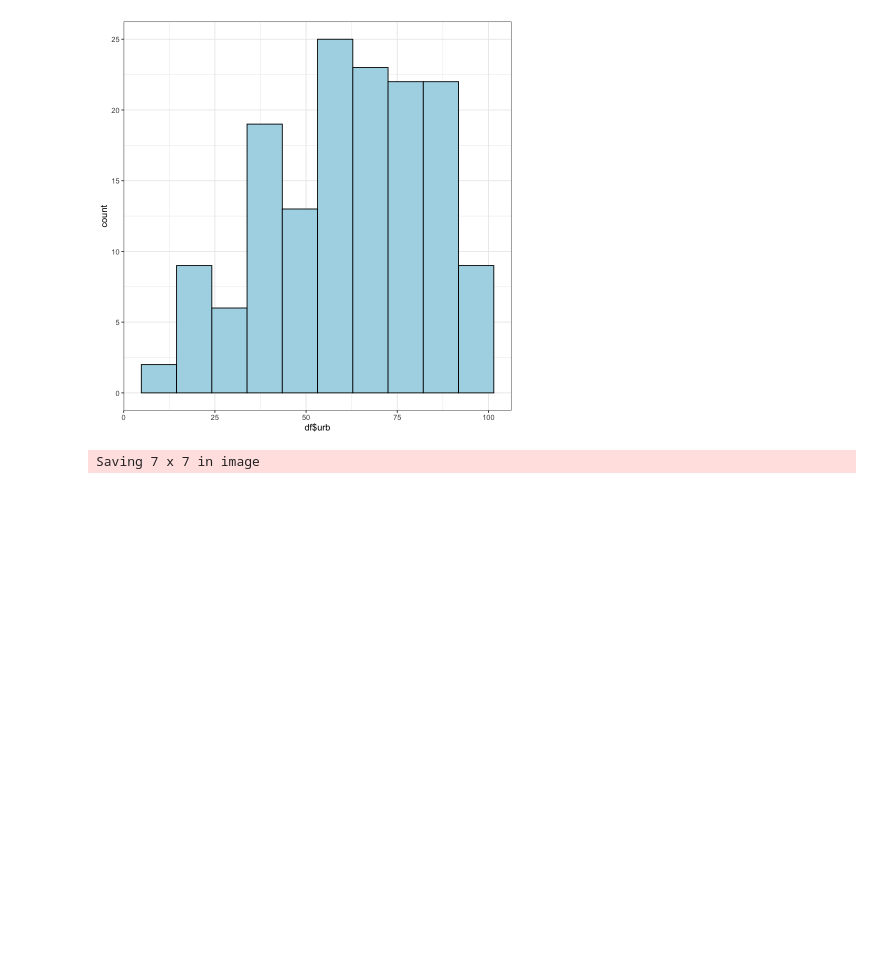
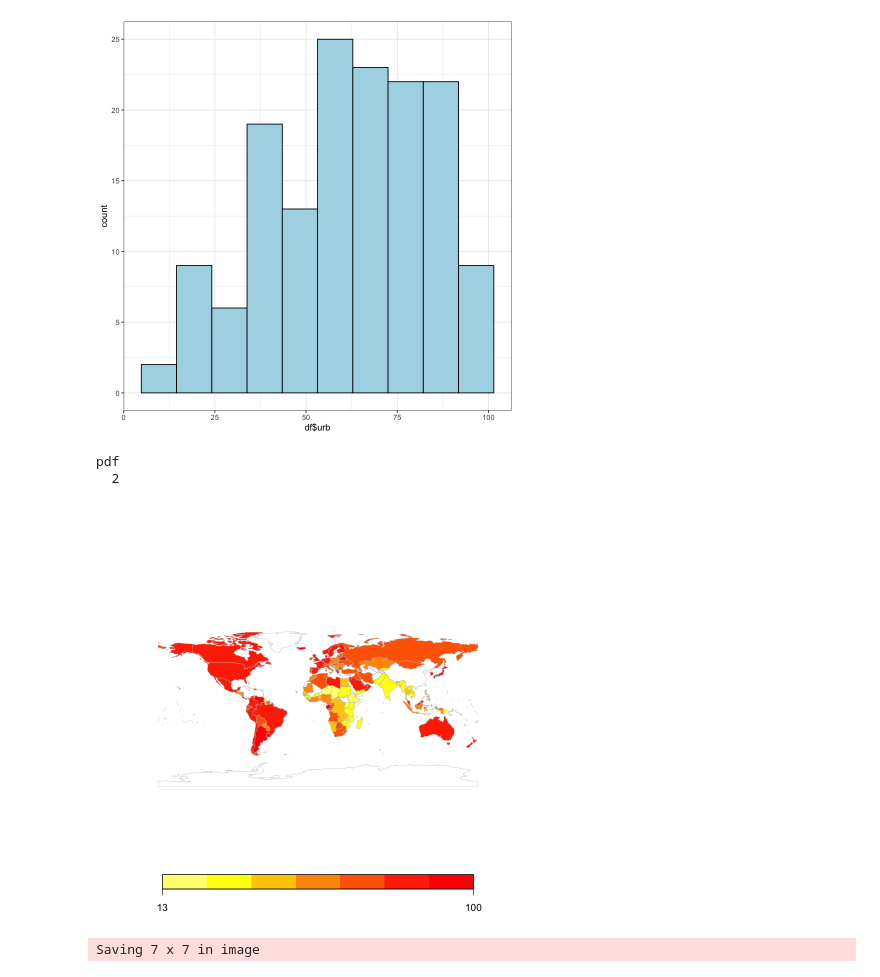
Before and after one commit to nori0724/COVID-19, a Jupyter notebook: notebook/修論用/探索的データ解析plot用.ipynb, the cells around one changed output. Cells and saved outputs as stored; diff of their text form; code cells hidden in the pictures; blank space fills up the shorter version.

```diff
--- a/notebook/修論用/探索的データ解析plot用.ipynb
+++ b/notebook/修論用/探索的データ解析plot用.ipynb
@@ -60,6 +80,24 @@ ggsave("/Users/masanoritakahashi/Documents/講義/ゼミ/M2/空間生存時間/
 # %% [output]
 Saving 7 x 7 in image
 [figure]
+# %%
+setEPS()
+postscript("/Users/masanoritakahashi/Documents/講義/ゼミ/M2/空間生存時間/修士論文/plot/urb_world.eps")
+mapCountryData(map_obj, nameColumnToPlot="urb"
+               , catMethod="fixedWidth"
+               , addLegend = TRUE
+              ,mapTitle = "")
+
+dev.off()
+
+mapCountryData(map_obj, nameColumnToPlot="urb"
+               , catMethod="fixedWidth"
+               , addLegend = TRUE
+              ,mapTitle = "")
+# %% [output]
+pdf
+  2
+[figure, added]
 # %%
 # gdp
 g <- ggplot(df, aes(x = df$gdp))
```
Also changed, not shown: parts of 11 cells of this notebook.
